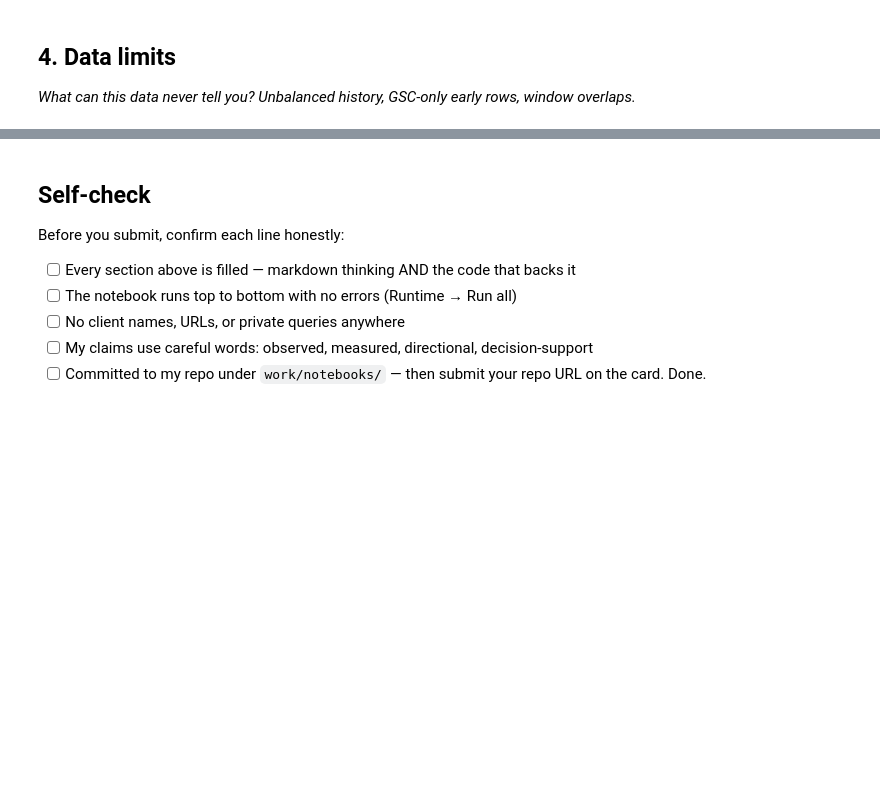
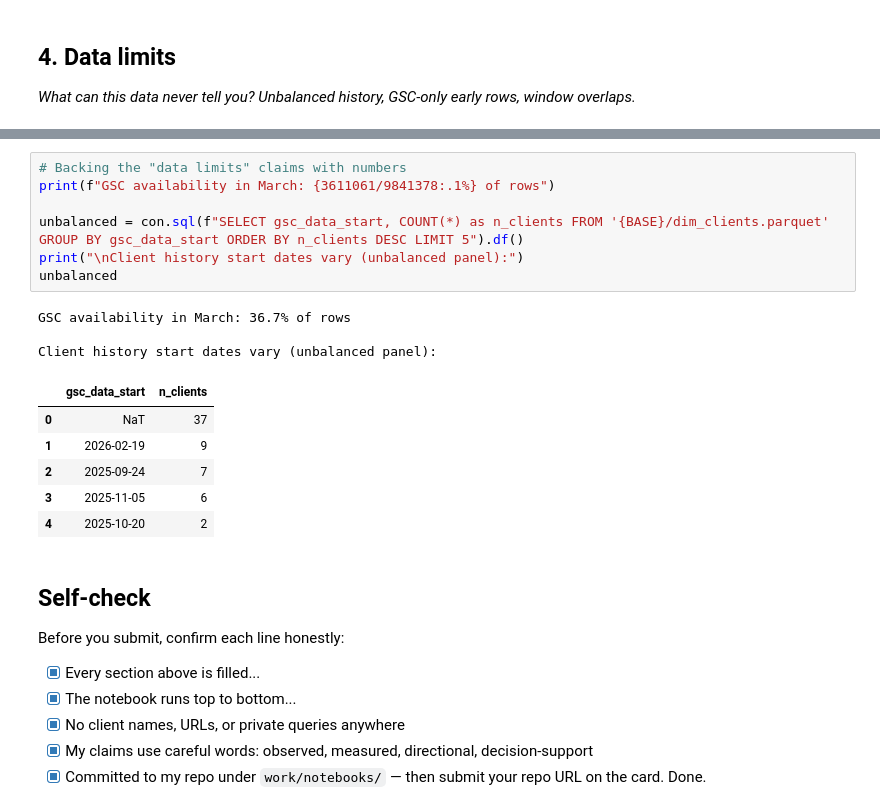
Before and after one commit to ishuum13-star/flyrank-ml-internship-v3, a Jupyter notebook: work/notebooks/w03_data_contract.ipynb, the cells around one changed output, grey strips where cells are left out. Drawn from its saved outputs; the diff is of its cells as text; blank space fills up the shorter version.

```diff
--- a/work/notebooks/w03_data_contract.ipynb
+++ b/work/notebooks/w03_data_contract.ipynb
@@ -37,10 +281,27 @@ This skeleton is yours to fill. Work the sections **in order** — each one has
+# %%
+# Backing the "data limits" claims with numbers
+print(f"GSC availability in March: {3611061/9841378:.1%} of rows")
+
+unbalanced = con.sql(f"SELECT gsc_data_start, COUNT(*) as n_clients FROM '{BASE}/dim_clients.parquet' GROUP BY gsc_data_start ORDER BY n_clients DESC LIMIT 5").df()
+print("\nClient history start dates vary (unbalanced panel):")
+unbalanced
+# %% [output]
+GSC availability in March: 36.7% of rows
+
+Client history start dates vary (unbalanced panel):
+|  | gsc_data_start | n_clients |
+| 0 | NaT | 37 |
+| 1 | 2026-02-19 | 9 |
+| 2 | 2025-09-24 | 7 |
+| 3 | 2025-11-05 | 6 |
+| 4 | 2025-10-20 | 2 |
 # %% [markdown]
 ## Self-check
 
 Before you submit, confirm each line honestly:
 
-- [ ] Every section above is filled — markdown thinking AND the code that backs it
-- [ ] The notebook runs top to bottom with no errors (Runtime → Run all)
-- [ ] No client names, URLs, or private queries anywhere
-- [ ] My claims use careful words: observed, measured, directional, decision-support
-- [ ] Committed to my repo under `work/notebooks/` — then submit your repo URL on the card. Done.
+- [x] Every section above is filled...
+- [x] The notebook runs top to bottom...
+- [x] No client names, URLs, or private queries anywhere
+- [x] My claims use careful words: observed, measured, directional, decision-support
+- [x] Committed to my repo under `work/notebooks/` — then submit your repo URL on the card. Done.
```
Also changed, not shown: parts of 27 cells of this notebook.
